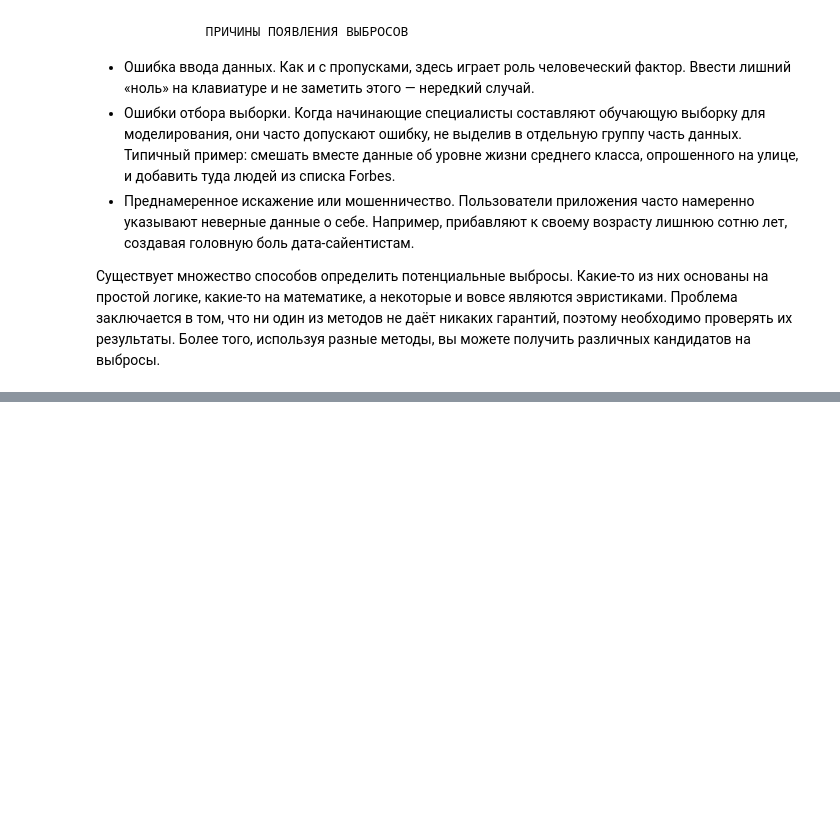
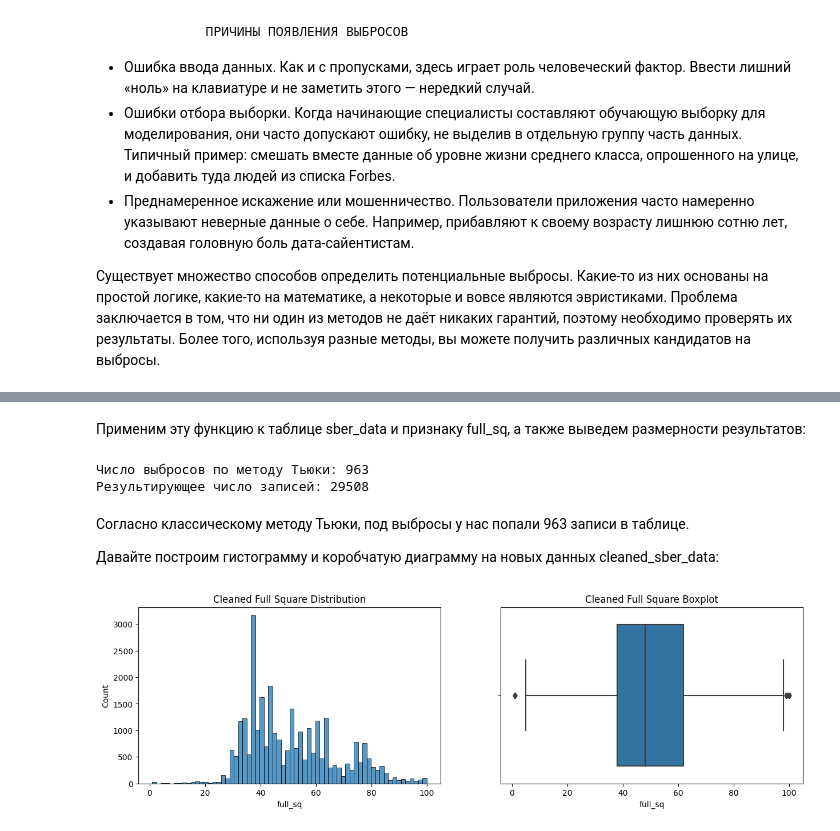
Before and after one commit to Ter4ik/DS, a Jupyter notebook: PYTHON-14_Очистка_данных/5_6_Выбросы.ipynb, the cells around one changed output, grey strips where cells are left out. Cells and saved outputs as stored; diff of their text form; code cells hidden in the pictures; blank space fills up the shorter version.

```diff
--- a/PYTHON-14_Очистка_данных/5_6_Выбросы.ipynb
+++ b/PYTHON-14_Очистка_данных/5_6_Выбросы.ipynb
@@ -10,0 +74,3 @@
+# %%
+outliers = sber_data[sber_data['life_sq'] > sber_data['full_sq']]
+print(outliers.shape[0])
@@ -10,0 +81,3 @@
+# %%
+cleaned = sber_data.drop(outliers.index, axis=0)
+print(f'Результирующее число записей: {cleaned.shape[0]}')
@@ -10,0 +156,32 @@
+# %%
+def outliers_iqr(data, feature):
+    x = data[feature]
+    quartile_1, quartile_3 = x.quantile(0.25), x.quantile(0.75),
+    iqr = quartile_3 - quartile_1
+    lower_bound = quartile_1 - (iqr * 1.5)
+    upper_bound = quartile_3 + (iqr * 1.5)
+    outliers = data[(x < lower_bound) | (x > upper_bound)]
+    cleaned = data[(x >= lower_bound) & (x <= upper_bound)]
+    return outliers, cleaned
+# %% [markdown]
+ Применим эту функцию к таблице sber_data и признаку full_sq, а также выведем размерности результатов:
+# %%
+outliers, cleaned = outliers_iqr(sber_data, 'full_sq')
+print(f'Число выбросов по методу Тьюки: {outliers.shape[0]}')
+print(f'Результирующее число записей: {cleaned.shape[0]}')
+# %% [output]
+Число выбросов по методу Тьюки: 963
+Результирующее число записей: 29508
+# %% [markdown]
+Согласно классическому методу Тьюки, под выбросы у нас попали 963 записи в таблице.
+
+Давайте построим гистограмму и коробчатую диаграмму на новых данных cleaned_sber_data:
+# %%
+fig, axes = plt.subplots(nrows=1, ncols=2,figsize=(15, 4))#nrows — число строк;ncols — число столбцов;figsize — общий размер фигуры в дюймах (ширина и высота).
+# построили координатную  плоскость из 2 таблиц
+histplot = sns.histplot(data=cleaned, x = 'full_sq', ax=axes[0]);
+histplot.set_title('Cleaned Full Square Distribution');
+boxplot =sns.boxplot(data=cleaned, x='full_sq', ax=axes[1]);
+boxplot.set_title('Cleaned Full Square Boxplot');
+# %% [output]
+[figure, added]
```
Also changed, not shown: parts of 48 cells of this notebook.
